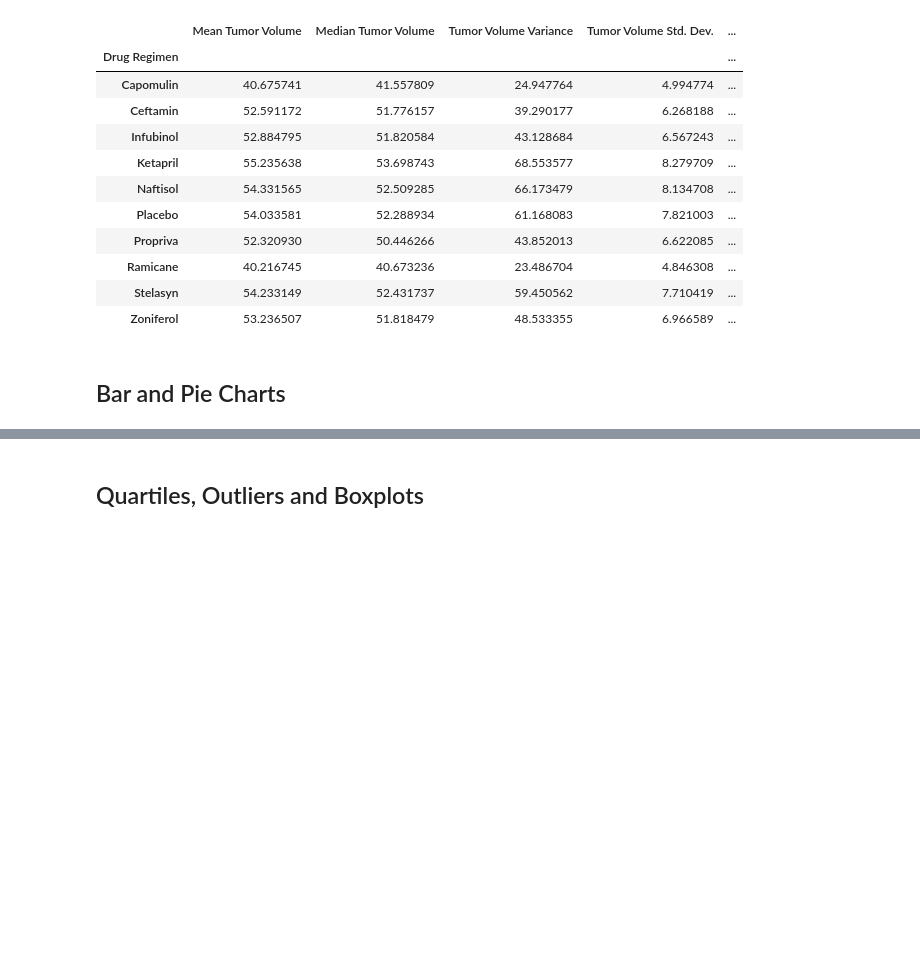
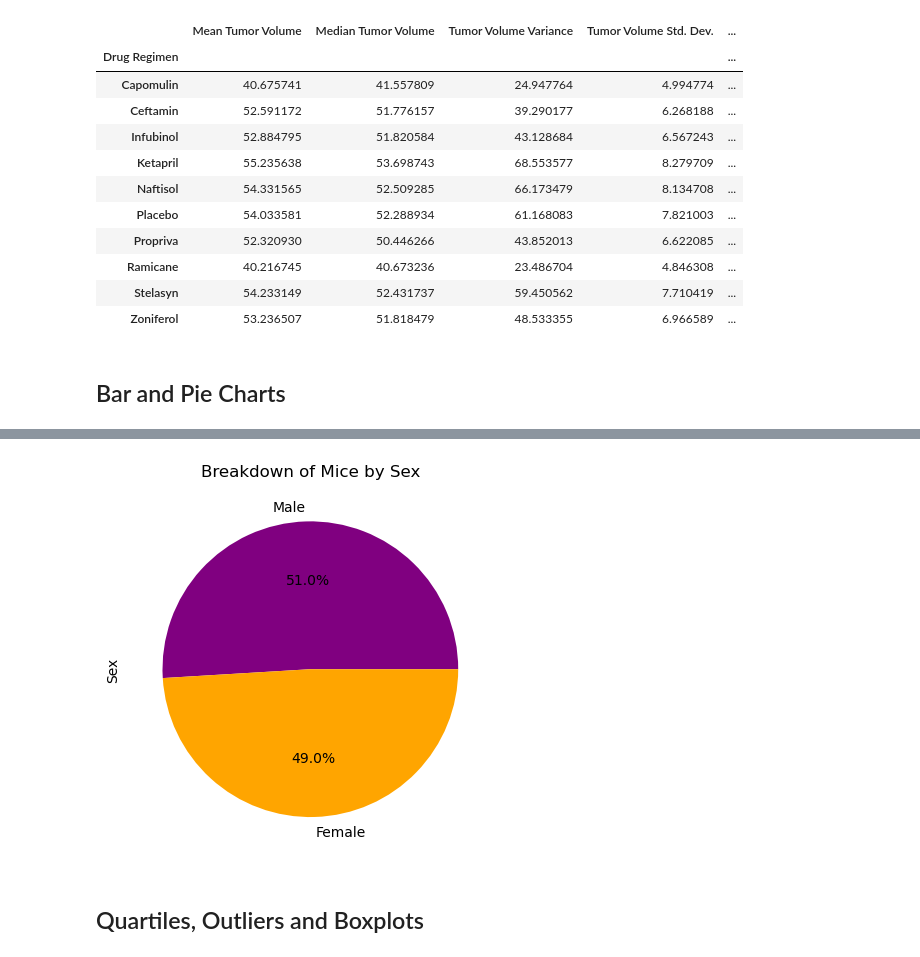
Before and after one commit to annabitzer/pymaceuticals_challenge, a Jupyter notebook: Pymaceuticals/pymaceuticals_module.ipynb, the cells around one changed output, grey strips where cells are left out. Cells and saved outputs as stored; diff of their text form; code cells hidden in the pictures; blank space fills up the shorter version.

```diff
--- a/Pymaceuticals/pymaceuticals_module.ipynb
+++ b/Pymaceuticals/pymaceuticals_module.ipynb
@@ -122,3 +159,22 @@ drug_summary
+# %%
+# Generate a pie plot showing the distribution of female versus male mice using pyplot
+#calculate number of each sex
+sex_breakdown = mouse_study_clean["Sex"].value_counts()
+#assign number of each sex to variables
+male = sex_breakdown[0]
+female = sex_breakdown[1]
+#prepare variables for pie chart
+values = [male, female]
+labels = ["Male", "Female"]
+colors = ["purple", "orange"]
+
+#plot, format percentages, add titles
+plt.pie(values, labels = labels, colors = colors, autopct="%1.1f%%")
+plt.ylabel("Sex")
+plt.title("Breakdown of Mice by Sex")
+plt.show()
+# %% [output]
+[figure, added]
 # %% [markdown]
 ## Quartiles, Outliers and Boxplots
 # %%
```
Also changed, not shown: parts of 7 cells of this notebook.
